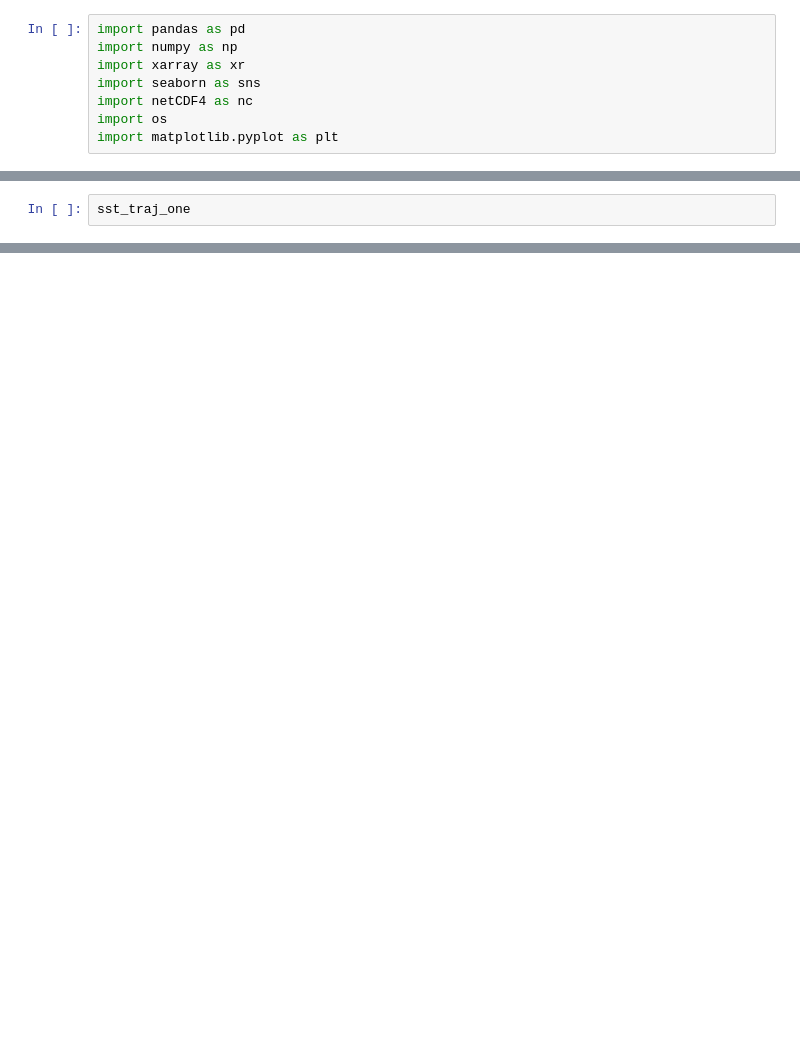
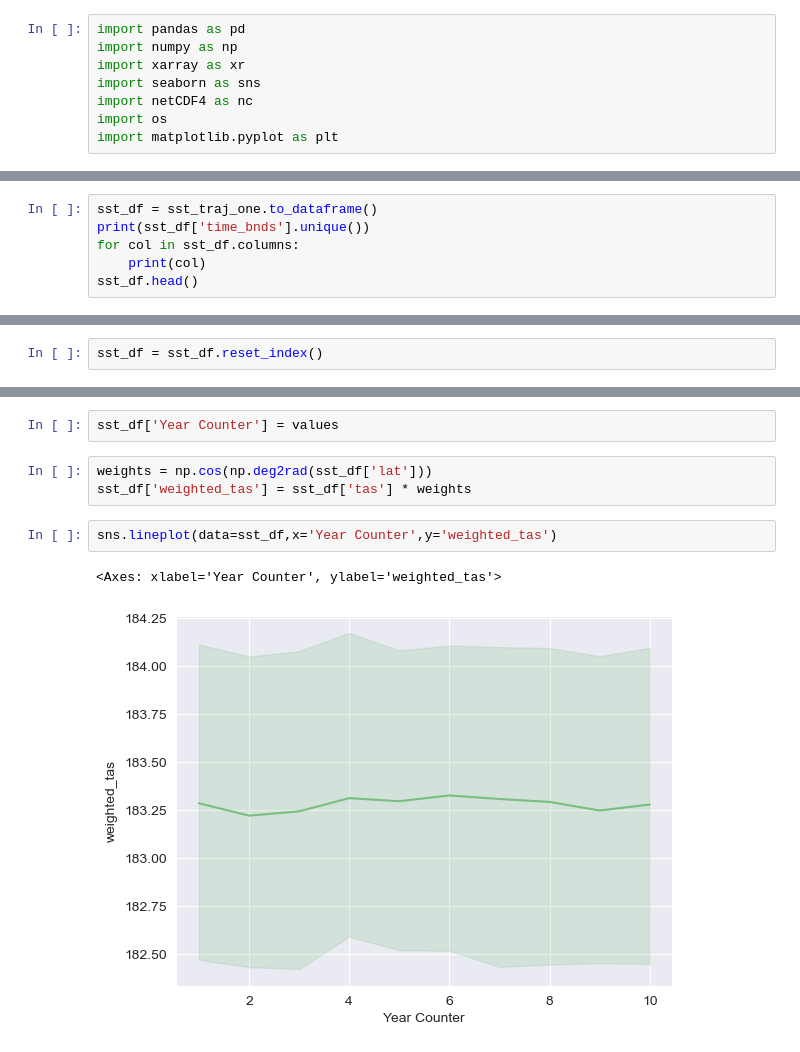
Before and after one commit to amethystaurora-robo/control_run_analysis, a Jupyter notebook: code/traj_analysis.ipynb, the cells around one changed output, grey strips where cells are left out. Saved outputs shown, nothing was run; the diff lists cells and outputs as text; blank space fills up the shorter version.

Commit message:
update plots

```diff
--- a/code/traj_analysis.ipynb
+++ b/code/traj_analysis.ipynb
@@ -11,3 +11,7 @@ sst_traj_one = xr.open_dataset('tas_yearmean/tas_traj0000_yearmean.nc')
 # %%
-sst_traj_one
+sst_df = sst_traj_one.to_dataframe()
+print(sst_df['time_bnds'].unique())
+for col in sst_df.columns:
+    print(col)
+sst_df.head()
 # %% [output]
@@ -29,0 +42,2 @@ Attributes:
+# %%
+sst_df = sst_df.reset_index()
@@ -29,0 +72,10 @@ Attributes:
+# %%
+sst_df['Year Counter'] = values
+# %%
+weights = np.cos(np.deg2rad(sst_df['lat']))
+sst_df['weighted_tas'] = sst_df['tas'] * weights
+# %%
+sns.lineplot(data=sst_df,x='Year Counter',y='weighted_tas')
+# %% [output]
+<Axes: xlabel='Year Counter', ylabel='weighted_tas'>
+[figure, added]
```
Also changed, not shown: parts of 9 cells of this notebook.
